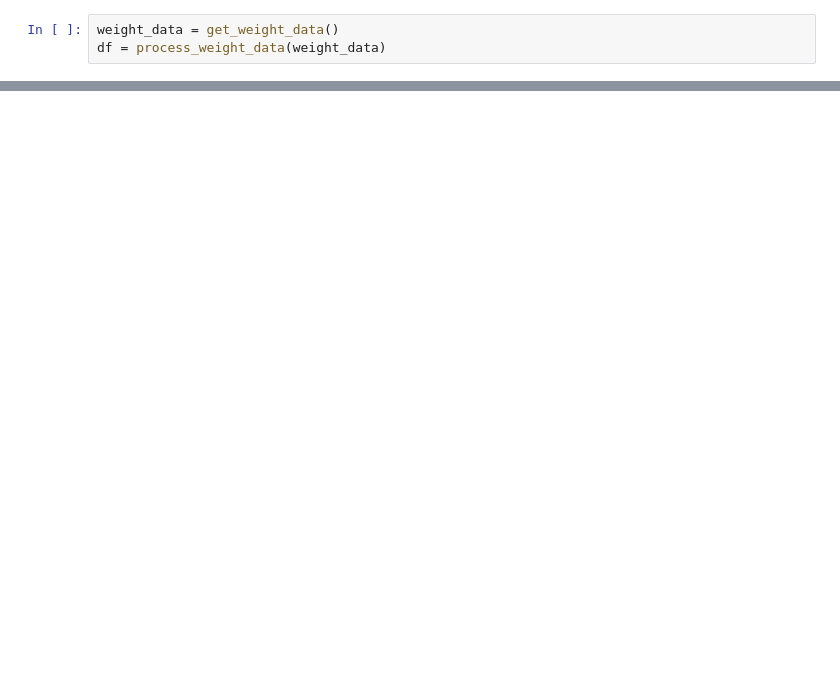
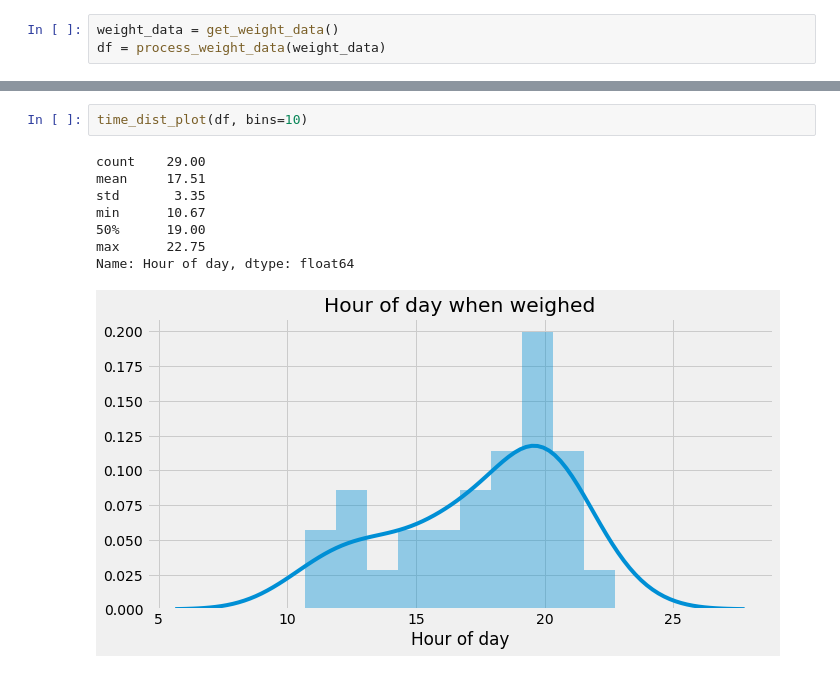
Before and after one commit to apethani21/weight-data-analysis, a Jupyter notebook: weight-loss-analysis.ipynb, the cells around one changed output, grey strips where cells are left out. Saved outputs shown, nothing was run; the diff lists cells and outputs as text; blank space fills up the shorter version.

```diff
--- a/weight-loss-analysis.ipynb
+++ b/weight-loss-analysis.ipynb
@@ -95,0 +98,11 @@ weight_loss_plot(df)
+# %%
+time_dist_plot(df, bins=10)
+# %% [output]
+count    29.00
+mean     17.51
+std       3.35
+min      10.67
+50%      19.00
+max      22.75
+Name: Hour of day, dtype: float64
+[figure, added]
```
Also changed, not shown: parts of 2 cells of this notebook.
